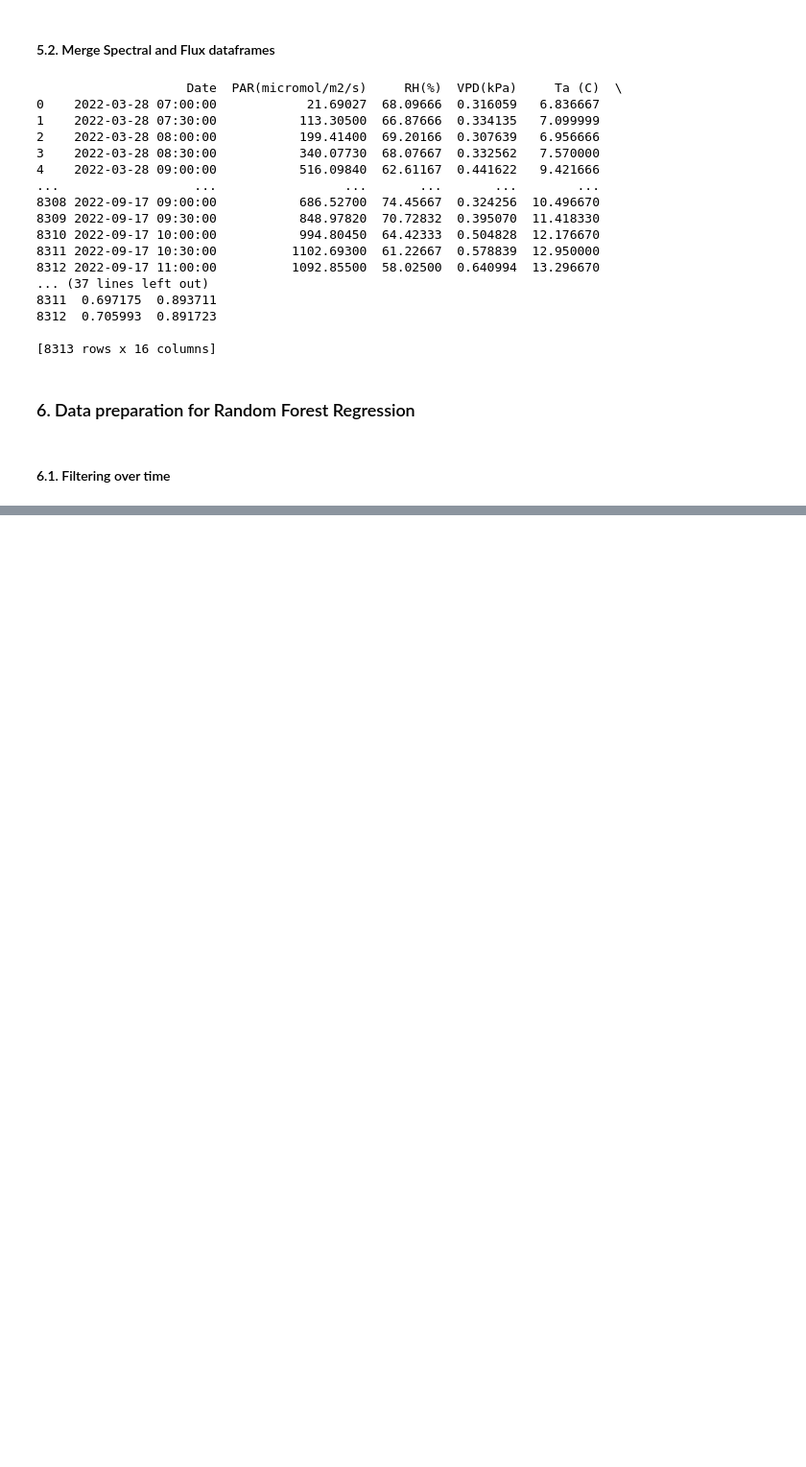
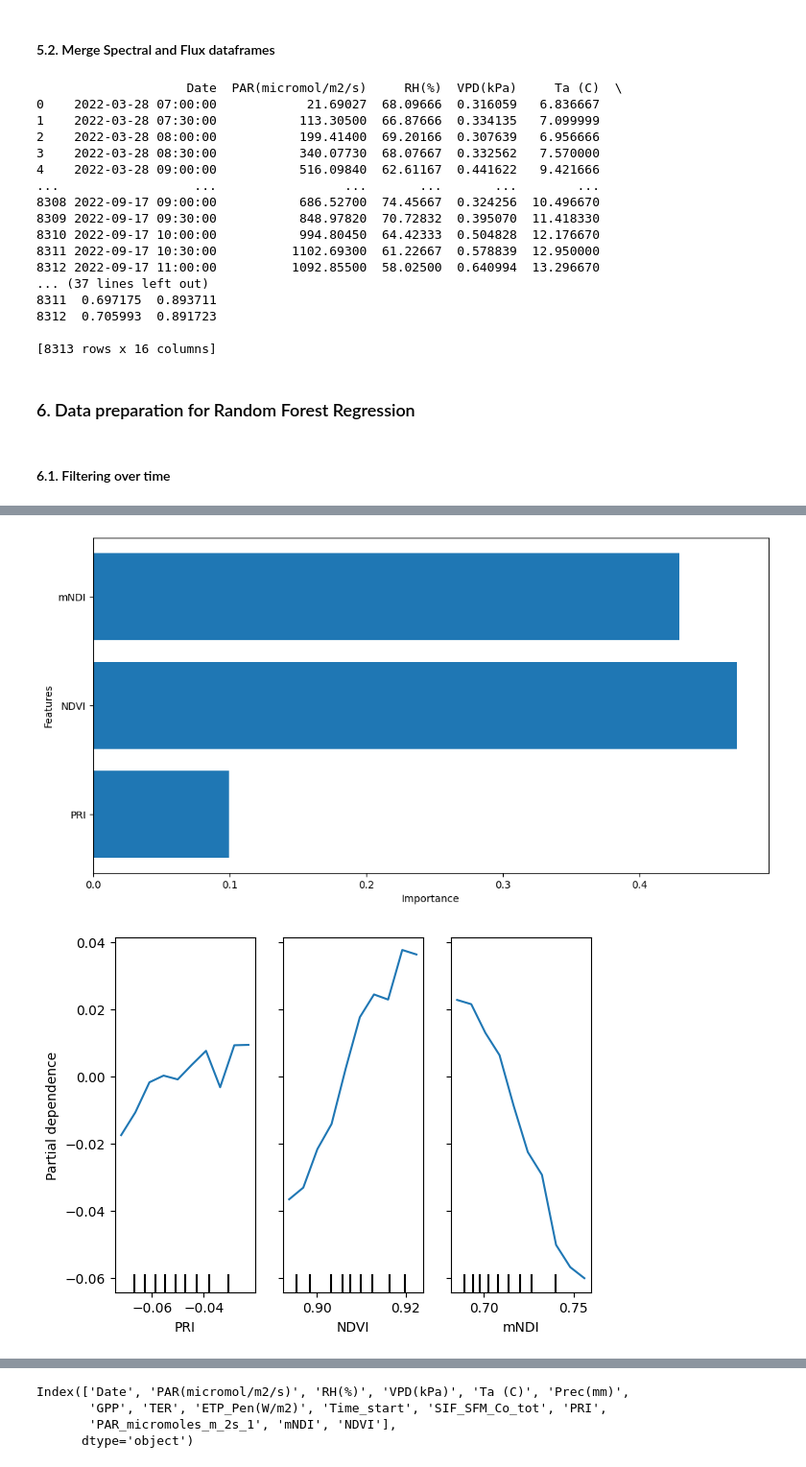
Before and after one commit to KamelSOUDANI/ICOS_FrFonSunInducedFluorescence, a Jupyter notebook: Codes/Syn_SIF_FS_PRI_GPP.ipynb, the cells around one changed output, grey strips where cells are left out. Shown at 96% size. Drawn from its saved outputs; the diff is of its cells as text; code cells hidden in the pictures; blank space fills up the shorter version.

Commit message:
Random forest and partial dependence

```diff
--- a/Codes/Syn_SIF_FS_PRI_GPP.ipynb
+++ b/Codes/Syn_SIF_FS_PRI_GPP.ipynb
@@ -535,0 +440,49 @@ AttributeError: module 'pdpbox.pdp' has no attribute 'pdp_isolate'
+# %%
+import matplotlib.pyplot as plt
+from sklearn.ensemble import GradientBoostingRegressor
+from sklearn.inspection import PartialDependenceDisplay
+from sklearn.model_selection import train_test_split
+SpecData_Flux_Merged_filtered=SpecData_Flux_Merged_filtered.dropna()
+
+X = SpecData_Flux_Merged_filtered[['PRI', 'NDVI', 'mNDI']]
+y = SpecData_Flux_Merged_filtered['SIF_SFM_Co_tot']
+
+# Split the data into training and testing sets
+X_train, X_test, y_train, y_test = train_test_split(X, y, test_size=0.5, random_state=42)
+
+my_model = GradientBoostingRegressor()
+my_model.fit(X_train, y_train)
+features = [0, 1, 2]  # column numbers of plots we want to show
+feature_names = ['PRI', 'NDVI', 'mNDI']  # labels on graphs
+# Plot feature importances
+plt.figure(figsize=(12, 6))
+plt.barh(feature_names, my_model.feature_importances_)
+plt.xlabel('Importance')
+plt.ylabel('Features')
+plt.show()
+
+# Plot partial dependence
+features = [0, 1, 2]  # column numbers of plots we want to show
+feature_names = ['PRI', 'NDVI', 'mNDI']  # labels on graphs
+disp = PartialDependenceDisplay.from_estimator(
+    my_model,
+    X,
+    features,
+    feature_names=feature_names,
+    grid_resolution=10,
+)
+disp.plot()
+plt.show()
+
+# Predict the target variable for the testing data
+y_pred = my_model.predict(X_test)
+
+# Plot observed vs predicted values
+plt.scatter(y_test, y_pred)
+plt.xlabel('Observed')
+plt.ylabel('Predicted')
+plt.plot([y_test.min(), y_test.max()], [y_test.min(), y_test.max()], 'k--', lw=2)
+plt.show()
+# %% [output]
+[figure, added]
+[figure, added]
@@ -535,0 +491,7 @@ AttributeError: module 'pdpbox.pdp' has no attribute 'pdp_isolate'
+# %%
+print(SpecData_Flux_Merged_filtered.columns)
+# %% [output]
+Index(['Date', 'PAR(micromol/m2/s)', 'RH(%)', 'VPD(kPa)', 'Ta (C)', 'Prec(mm)',
+       'GPP', 'TER', 'ETP_Pen(W/m2)', 'Time_start', 'SIF_SFM_Co_tot', 'PRI',
+       'PAR_micromoles_m_2s_1', 'mNDI', 'NDVI'],
+      dtype='object')
```
Also changed, not shown: parts of 9 cells of this notebook, 1 other file.
